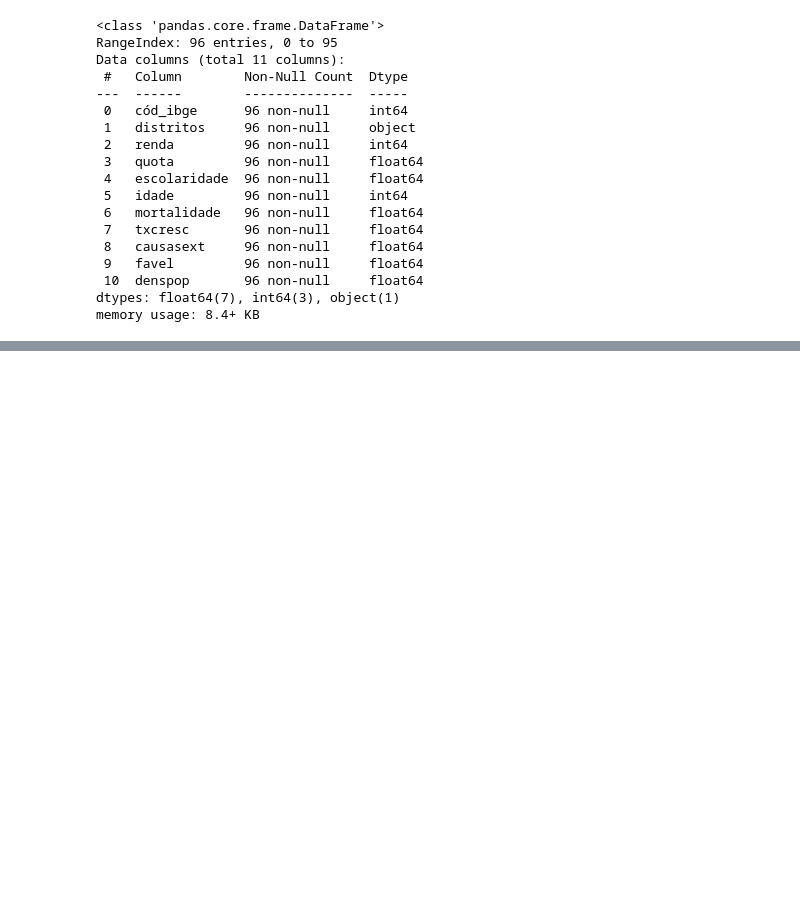
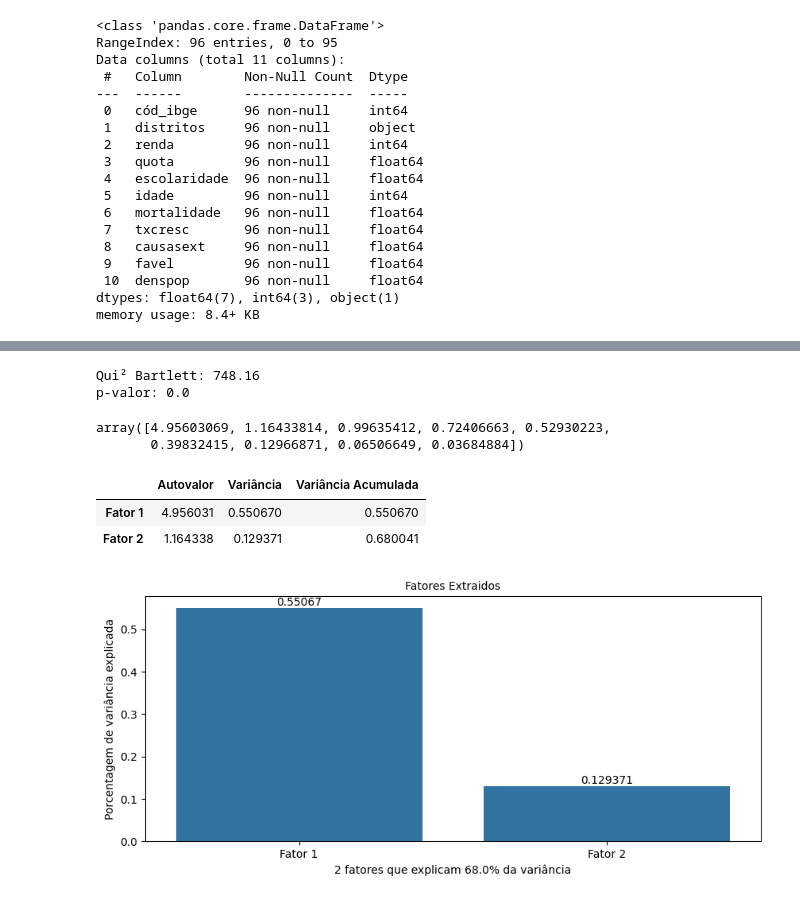
Before and after one commit to filipecarbonera/MBA_USP_Data_Science_Analytics, a Jupyter notebook: Factor Analysis and PCA/script_atlas_sp.ipynb, the cells around one changed output, grey strips where cells are left out. Cells and saved outputs as stored; diff of their text form; code cells hidden in the pictures; blank space fills up the shorter version.

Commit message:
Ajustes no arquivo com a analise fatorial.

```diff
--- a/Factor Analysis and PCA/script_atlas_sp.ipynb
+++ b/Factor Analysis and PCA/script_atlas_sp.ipynb
@@ -82,3 +82,7 @@ tab_desc
 | 50% | 1628.000000 | 24.304999 | 7.000000 | 27.000000 | 16.230000 | -0.835000 | 70.395000 | 3.015000 | 96.165001 |
 | 75% | 2315.500000 | 40.989999 | 7.850000 | 31.000000 | 18.720001 | 1.342500 | 82.370001 | 7.837500 | 136.222500 |
 | max | 5146.000000 | 104.730003 | 9.200000 | 36.000000 | 44.250000 | 18.120001 | 127.370003 | 45.689999 | 249.600006 |
+# %%
+# Separando somente as variáveis quantitativas do banco de dados.
+atlas_pca = atlas.drop(columns=['cód_ibge', 'distritos'])
+atlas_pca.head()
@@ -84,0 +120,49 @@ tab_desc
+# %%
+# Teste de Esfericidade de Bartlett.
+bartlett, p_value = calculate_bartlett_sphericity(atlas_pca)
+
+print(f'Qui² Bartlett: {round(bartlett, 2)}')
+print(f'p-valor: {round(p_value, 4)}')
+# %% [output]
+Qui² Bartlett: 748.16
+p-valor: 0.0
+# %%
+# Definindo a PCA (procedimento inicial com todos os fatores possíveis).
+fa = FactorAnalyzer(n_factors=9, method='principal', rotation=None).fit(atlas_pca)
+
+# Obtendo os eigenvalues (autovalores).
+autovalores = fa.get_eigenvalues()[0]
+
+autovalores
+# %% [output]
+array([4.95603069, 1.16433814, 0.99635412, 0.72406663, 0.52930223,
+       0.39832415, 0.12966871, 0.06506649, 0.03684884])
+# %%
+# Parametrizando a PCA para os fatores derivados de autovalores > 1.
+fa = FactorAnalyzer(n_factors=2, method='principal', rotation=None).fit(atlas_pca)
+
+# Eigenvalues, variâncias e variâncias acumuladas.
+autovalores_fatores = fa.get_factor_variance()
+
+tabela_eigen = pd.DataFrame(autovalores_fatores)
+tabela_eigen.columns = [f"Fator {i+1}" for i, v in enumerate(tabela_eigen.columns)]
+tabela_eigen.index = ['Autovalor','Variância', 'Variância Acumulada']
+tabela_eigen = tabela_eigen.T
+
+tabela_eigen
+# %% [output]
+|  | Autovalor | Variância | Variância Acumulada |
+| Fator 1 | 4.956031 | 0.550670 | 0.550670 |
+| Fator 2 | 1.164338 | 0.129371 | 0.680041 |
+# %%
+# Gráfico da variância acumulada dos componentes principais.
+
+plt.figure(figsize=(10,4))
+ax = sns.barplot(x=tabela_eigen.index, y=tabela_eigen['Variância'], data=tabela_eigen)
+ax.bar_label(ax.containers[0])
+plt.title("Fatores Extraidos", fontsize=10)
+plt.xlabel(f"{tabela_eigen.shape[0]} fatores que explicam {round(tabela_eigen['Variância'].sum()*100,2)}% da variância", fontsize=10)
+plt.ylabel("Porcentagem de variância explicada", fontsize=10)
+plt.show()
+# %% [output]
+[figure, added]
```
Also changed, not shown: parts of 8 cells of this notebook.
